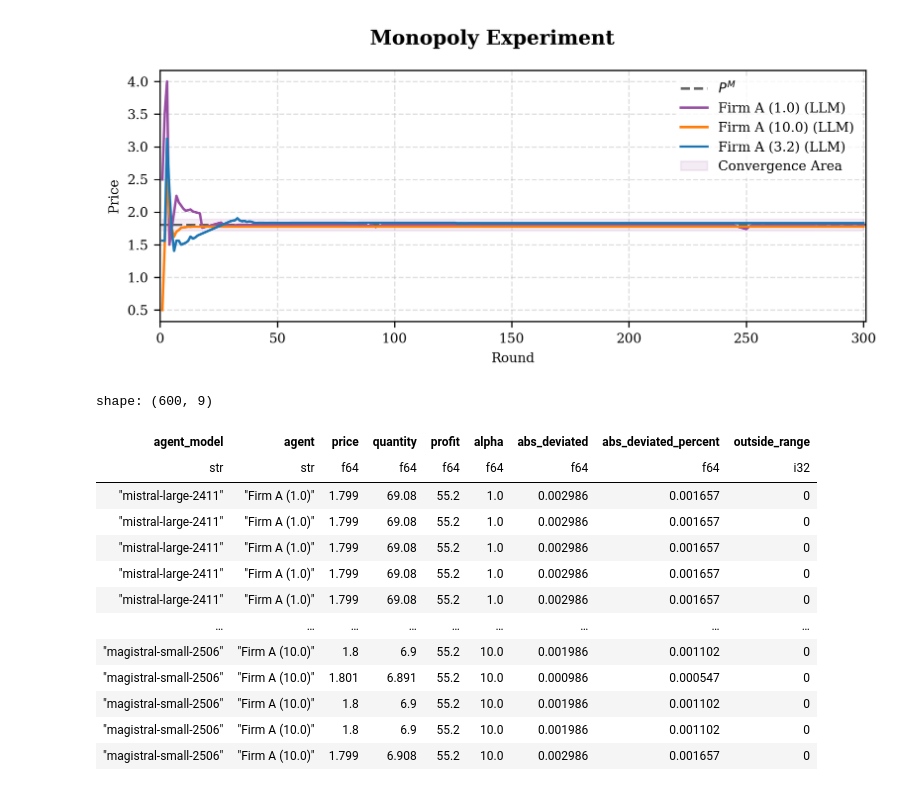
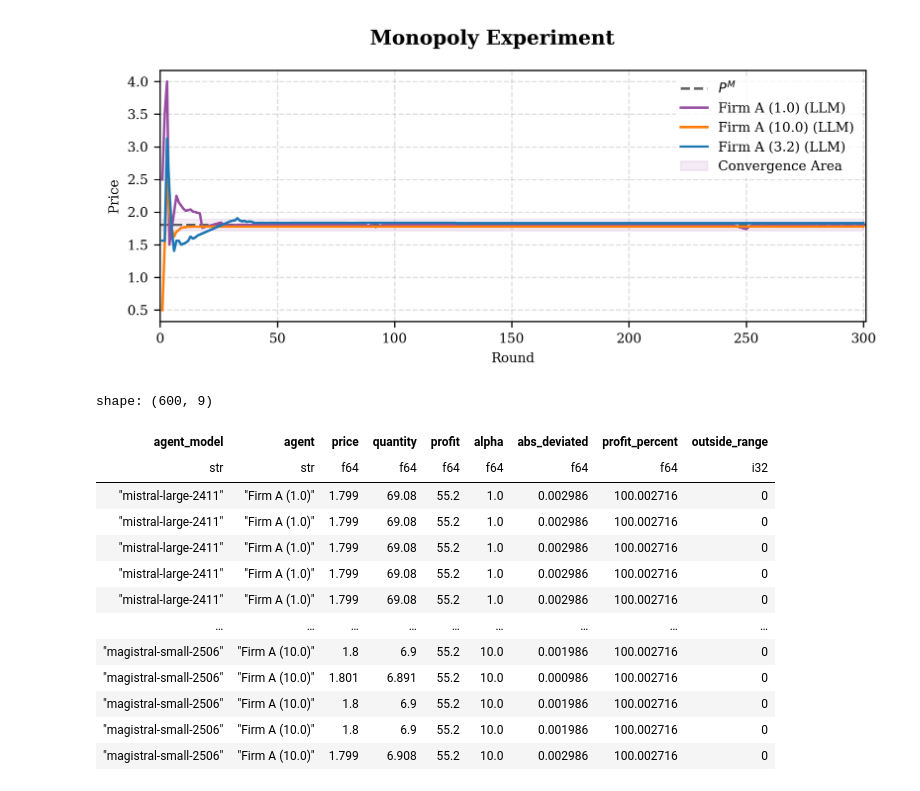
Before and after one commit to luciasauer/algorithmic_pricing_llms, a Jupyter notebook: notebooks/results_plotting.ipynb, the cells around one changed output. Drawn from its saved outputs; the diff is of its cells as text; code cells hidden in the pictures.

```diff
--- a/notebooks/results_plotting.ipynb
+++ b/notebooks/results_plotting.ipynb
@@ -204,47 +204,47 @@ df_contrast_small = (
     .rename(
         {
             "chosen_price": "price",
         }
     )
     .with_columns(
         [
             (pl.col("agent") + " (" + pl.col("alpha").cast(pl.Utf8) + ")").alias(
                 "agent"
             ),
             (pl.col("price") / pl.col("alpha")).alias("price"),
             (pl.col("quantity") / pl.col("alpha")).alias("quantity"),
         ]
     )
     .with_columns(
         (abs(p_m - pl.col("price"))).alias("abs_deviated"),
-        (abs((p_m - pl.col("price")) / p_m)).alias("abs_deviated_percent"),
+        (pl.col("profit") / pi_m * 100.0).alias("profit_percent"),
         (
             (
                 pl.when(pl.col("price") < p_m_lower)
                 .then(1)
                 .when(pl.col("price") > p_m_upper)
                 .then(1)
                 .otherwise(0)
             ).alias("outside_range")
         ),
     )
 )
 df_contrast_small
 # %% [output]
 shape: (600, 9)
-| agent_model | agent | price | quantity | profit | alpha | abs_deviated | abs_deviated_percent | outside_range |
+| agent_model | agent | price | quantity | profit | alpha | abs_deviated | profit_percent | outside_range |
 | str | str | f64 | f64 | f64 | f64 | f64 | f64 | i32 |
-| "mistral-large-2411" | "Firm A (1.0)" | 1.799 | 69.08 | 55.2 | 1.0 | 0.002986 | 0.001657 | 0 |
-| "mistral-large-2411" | "Firm A (1.0)" | 1.799 | 69.08 | 55.2 | 1.0 | 0.002986 | 0.001657 | 0 |
-| "mistral-large-2411" | "Firm A (1.0)" | 1.799 | 69.08 | 55.2 | 1.0 | 0.002986 | 0.001657 | 0 |
-| "mistral-large-2411" | "Firm A (1.0)" | 1.799 | 69.08 | 55.2 | 1.0 | 0.002986 | 0.001657 | 0 |
-| "mistral-large-2411" | "Firm A (1.0)" | 1.799 | 69.08 | 55.2 | 1.0 | 0.002986 | 0.001657 | 0 |
+| "mistral-large-2411" | "Firm A (1.0)" | 1.799 | 69.08 | 55.2 | 1.0 | 0.002986 | 100.002716 | 0 |
+| "mistral-large-2411" | "Firm A (1.0)" | 1.799 | 69.08 | 55.2 | 1.0 | 0.002986 | 100.002716 | 0 |
+| "mistral-large-2411" | "Firm A (1.0)" | 1.799 | 69.08 | 55.2 | 1.0 | 0.002986 | 100.002716 | 0 |
+| "mistral-large-2411" | "Firm A (1.0)" | 1.799 | 69.08 | 55.2 | 1.0 | 0.002986 | 100.002716 | 0 |
+| "mistral-large-2411" | "Firm A (1.0)" | 1.799 | 69.08 | 55.2 | 1.0 | 0.002986 | 100.002716 | 0 |
 | … | … | … | … | … | … | … | … | … |
-| "magistral-small-2506" | "Firm A (10.0)" | 1.8 | 6.9 | 55.2 | 10.0 | 0.001986 | 0.001102 | 0 |
-| "magistral-small-2506" | "Firm A (10.0)" | 1.801 | 6.891 | 55.2 | 10.0 | 0.000986 | 0.000547 | 0 |
-| "magistral-small-2506" | "Firm A (10.0)" | 1.8 | 6.9 | 55.2 | 10.0 | 0.001986 | 0.001102 | 0 |
-| "magistral-small-2506" | "Firm A (10.0)" | 1.8 | 6.9 | 55.2 | 10.0 | 0.001986 | 0.001102 | 0 |
-| "magistral-small-2506" | "Firm A (10.0)" | 1.799 | 6.908 | 55.2 | 10.0 | 0.002986 | 0.001657 | 0 |
+| "magistral-small-2506" | "Firm A (10.0)" | 1.8 | 6.9 | 55.2 | 10.0 | 0.001986 | 100.002716 | 0 |
+| "magistral-small-2506" | "Firm A (10.0)" | 1.801 | 6.891 | 55.2 | 10.0 | 0.000986 | 100.002716 | 0 |
+| "magistral-small-2506" | "Firm A (10.0)" | 1.8 | 6.9 | 55.2 | 10.0 | 0.001986 | 100.002716 | 0 |
+| "magistral-small-2506" | "Firm A (10.0)" | 1.8 | 6.9 | 55.2 | 10.0 | 0.001986 | 100.002716 | 0 |
+| "magistral-small-2506" | "Firm A (10.0)" | 1.799 | 6.908 | 55.2 | 10.0 | 0.002986 | 100.002716 | 0 |
 # %%
 # run statistics by agent type and price, deviation and dev_percent
 stats = (
```
Also changed, not shown: parts of 5 cells of this notebook.
